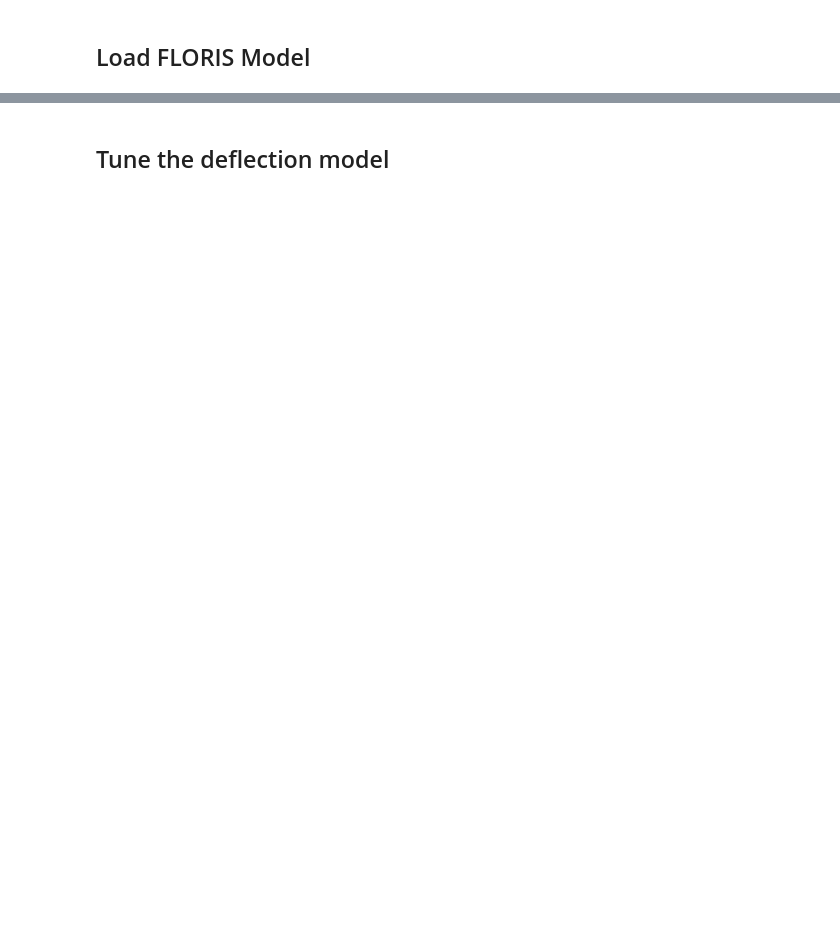
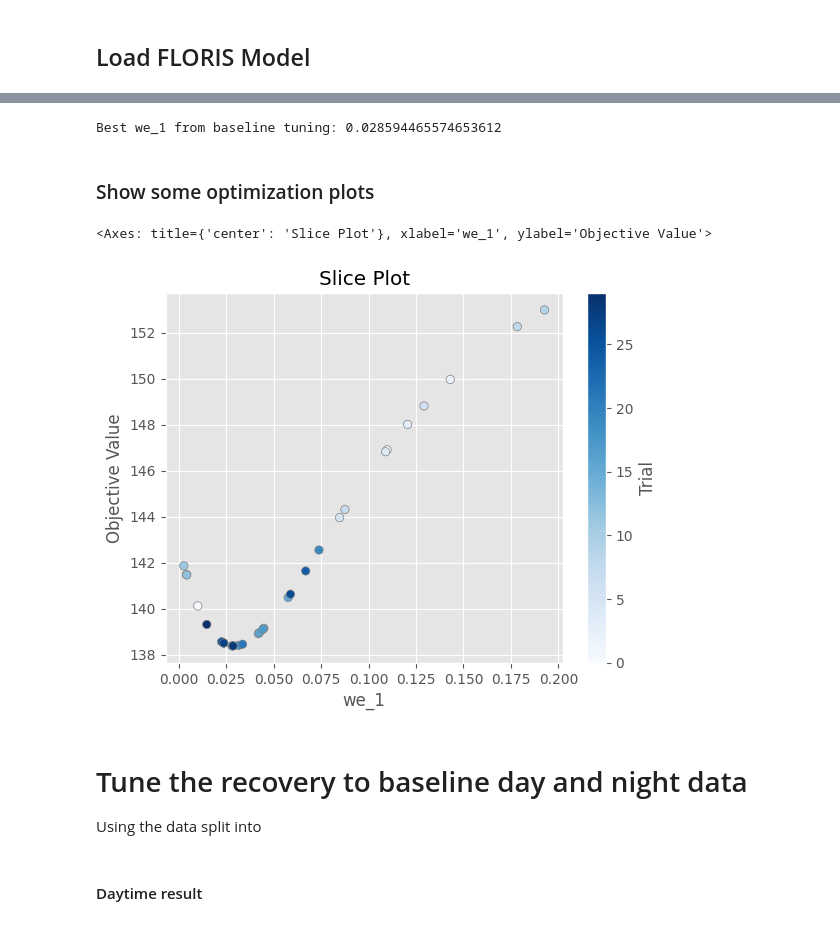
Before and after one commit to NatLabRockies/flasc, a Jupyter notebook: examples_smarteole/11_model_tuning_with_model_fit.ipynb, the cells around one changed output, grey strips where cells are left out. Cells and saved outputs as stored; diff of their text form; code cells hidden in the pictures; blank space fills up the shorter version.

Commit message:
update tuning notebook

```diff
--- a/examples_smarteole/11_model_tuning_with_model_fit.ipynb
+++ b/examples_smarteole/11_model_tuning_with_model_fit.ipynb
@@ -81,0 +97,5 @@ fm = UncertainFlorisModel(fm, wd_std=3.0, wd_resolution=2.0, ws_resolution=0.25)
+# %%
+# Remove all the power channels except for the test turb to force the
+# tuning to focus on that turbine
+pow_cols = [c for c in df_scada.columns if c.startswith("pow_") and c != f"pow_{test_turbs[0]}"]
+df_scada = df_scada.drop(columns=pow_cols)
@@ -120,5 +163,5 @@ Baseline cost: 15744146.432581067
 # %%
 # Optimization
-n_trials = 20
+n_trials = 30
 opt_result, study = atomic_opt_optuna(mf, timeout=None, n_trials=n_trials)
 # %% [output]
@@ -142,2 +186,21 @@ opt_result, study = atomic_opt_optuna(mf, timeout=None, n_trials=n_trials)
-# %% [markdown]
-## Tune the deflection model
+# %%
+# Print the best result
+we_1_baseline = opt_result["parameter_values"][0]
+
+print(f"Best we_1 from baseline tuning: {we_1_baseline}")
+# %% [output]
+Best we_1 from baseline tuning: 0.028594465574653612
+# %% [markdown]
+### Show some optimization plots
+# %%
+# Since this is a single parameter optimization, the slice plot is the most informative
+plot_slice(study)
+# %% [output]
+<Axes: title={'center': 'Slice Plot'}, xlabel='we_1', ylabel='Objective Value'>
+[figure, added]
+# %% [markdown]
+# Tune the recovery to baseline day and night data
+
+Using the data split into
+# %% [markdown]
+#### Daytime result
```
Also changed, not shown: parts of 36 cells of this notebook.
